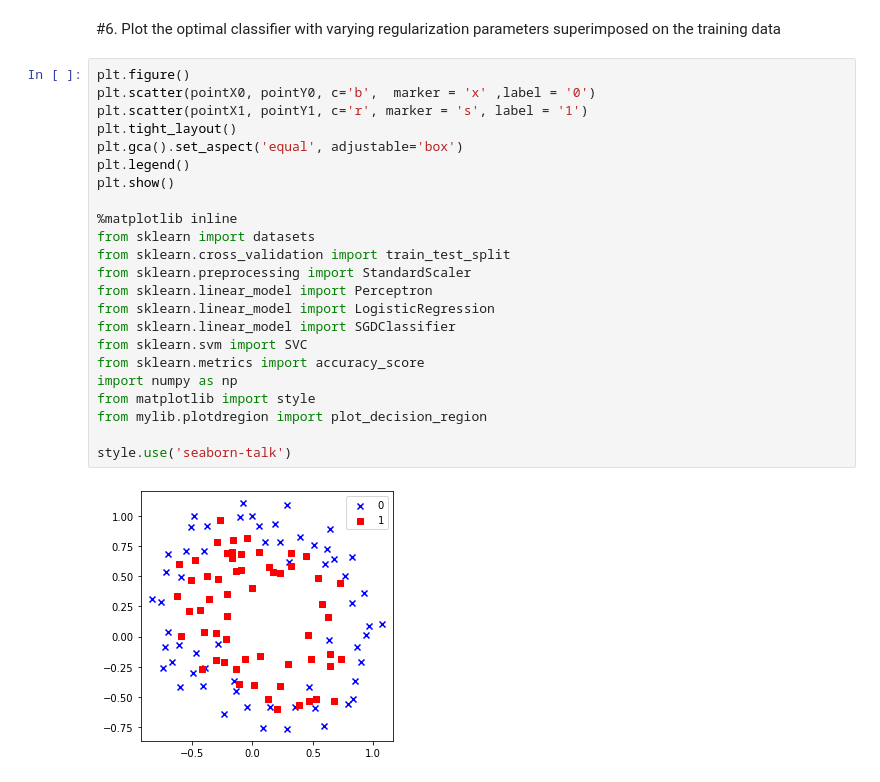
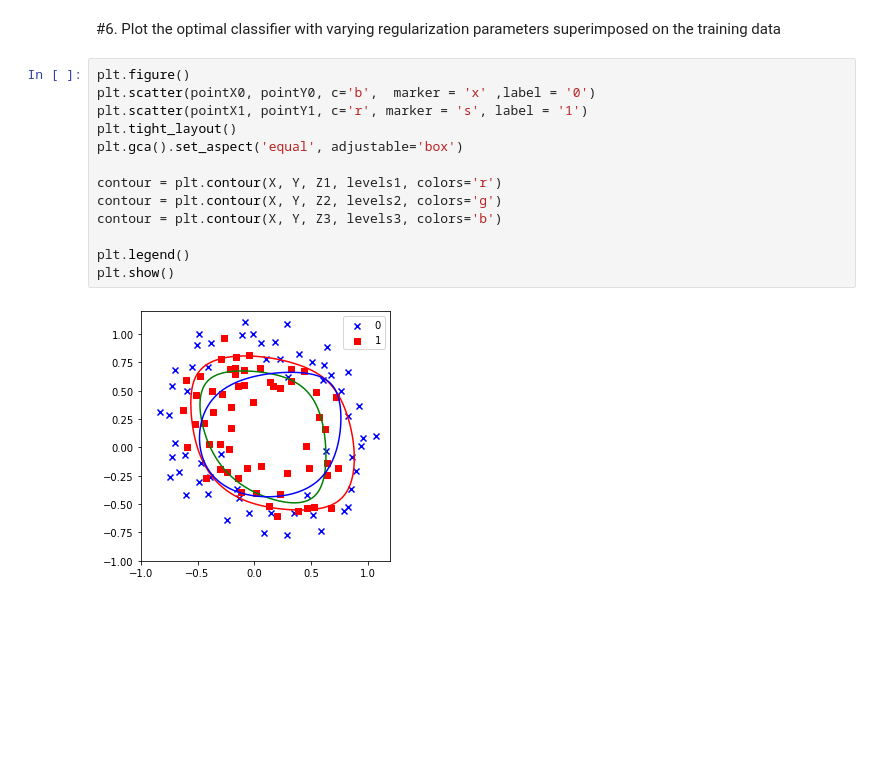
Before and after one commit to seyoung911/ClearWater, a Jupyter notebook: Assignment07.ipynb, the cells around one changed output. Drawn from its saved outputs; the diff is of its cells as text; blank space fills up the shorter version.

```diff
--- a/Assignment07.ipynb
+++ b/Assignment07.ipynb
@@ -259,28 +273,18 @@ final training accuracy2 =  0.4745762711864407
 final training accuracy3 =  0.4322033898305085
 # %% [markdown]
 #6. Plot the optimal classifier with varying regularization parameters superimposed on the training data
-# %%
-plt.figure()
-plt.scatter(pointX0, pointY0, c='b',  marker = 'x' ,label = '0')
-plt.scatter(pointX1, pointY1, c='r', marker = 's', label = '1')
-plt.tight_layout()
-plt.gca().set_aspect('equal', adjustable='box')
-plt.legend()
-plt.show()
-
-%matplotlib inline
-from sklearn import datasets
-from sklearn.cross_validation import train_test_split
-from sklearn.preprocessing import StandardScaler
-from sklearn.linear_model import Perceptron
-from sklearn.linear_model import LogisticRegression
-from sklearn.linear_model import SGDClassifier
-from sklearn.svm import SVC
-from sklearn.metrics import accuracy_score
-import numpy as np
-from matplotlib import style
-from mylib.plotdregion import plot_decision_region
-
-style.use('seaborn-talk')
-# %% [output]
-[figure, removed]
+# %%
+plt.figure()
+plt.scatter(pointX0, pointY0, c='b',  marker = 'x' ,label = '0')
+plt.scatter(pointX1, pointY1, c='r', marker = 's', label = '1')
+plt.tight_layout()
+plt.gca().set_aspect('equal', adjustable='box')
+
+contour = plt.contour(X, Y, Z1, levels1, colors='r')
+contour = plt.contour(X, Y, Z2, levels2, colors='g')
+contour = plt.contour(X, Y, Z3, levels3, colors='b')
+
+plt.legend()
+plt.show()
+# %% [output]
+[figure, added]
```
Also changed, not shown: parts of 4 cells of this notebook.
